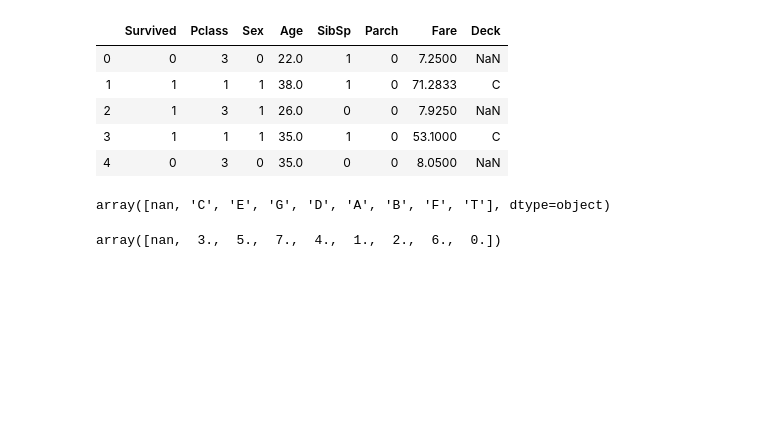
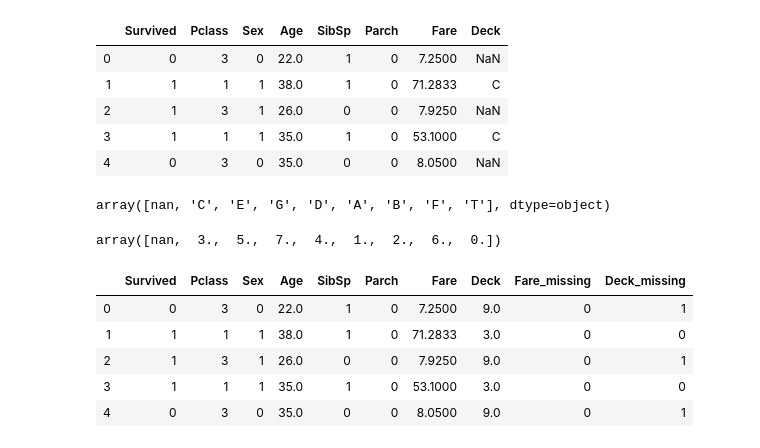
Before and after one commit to nonodamiens/ML_titanic, a Jupyter notebook: Titanic.ipynb, the cells around one changed output. Cells and saved outputs as stored; diff of their text form; code cells hidden in the pictures; blank space fills up the shorter version.

```diff
--- a/Titanic.ipynb
+++ b/Titanic.ipynb
@@ -278,3 +278,17 @@ array([nan, 'C', 'E', 'G', 'D', 'A', 'B', 'F', 'T'], dtype=object)
 cleaned_df.Deck.unique()
 # %% [output]
 array([nan,  3.,  5.,  7.,  4.,  1.,  2.,  6.,  0.])
+# %%
+# create a new column to show empty cells of Deck
+cleaned_df['Deck_missing'] = cleaned_df.Deck.isnull().astype(int)
+# %%
+# Fill the empty cells of Deck
+cleaned_df.Deck.fillna(9, inplace=True)
+cleaned_df.head()
+# %% [output]
+|  | Survived | Pclass | Sex | Age | SibSp | Parch | Fare | Deck | Fare_missing | Deck_missing |
+| 0 | 0 | 3 | 0 | 22.0 | 1 | 0 | 7.2500 | 9.0 | 0 | 1 |
+| 1 | 1 | 1 | 1 | 38.0 | 1 | 0 | 71.2833 | 3.0 | 0 | 0 |
+| 2 | 1 | 3 | 1 | 26.0 | 0 | 0 | 7.9250 | 9.0 | 0 | 1 |
+| 3 | 1 | 1 | 1 | 35.0 | 1 | 0 | 53.1000 | 3.0 | 0 | 0 |
+| 4 | 0 | 3 | 0 | 35.0 | 0 | 0 | 8.0500 | 9.0 | 0 | 1 |
```
Also changed, not shown: parts of 1 cell of this notebook.
